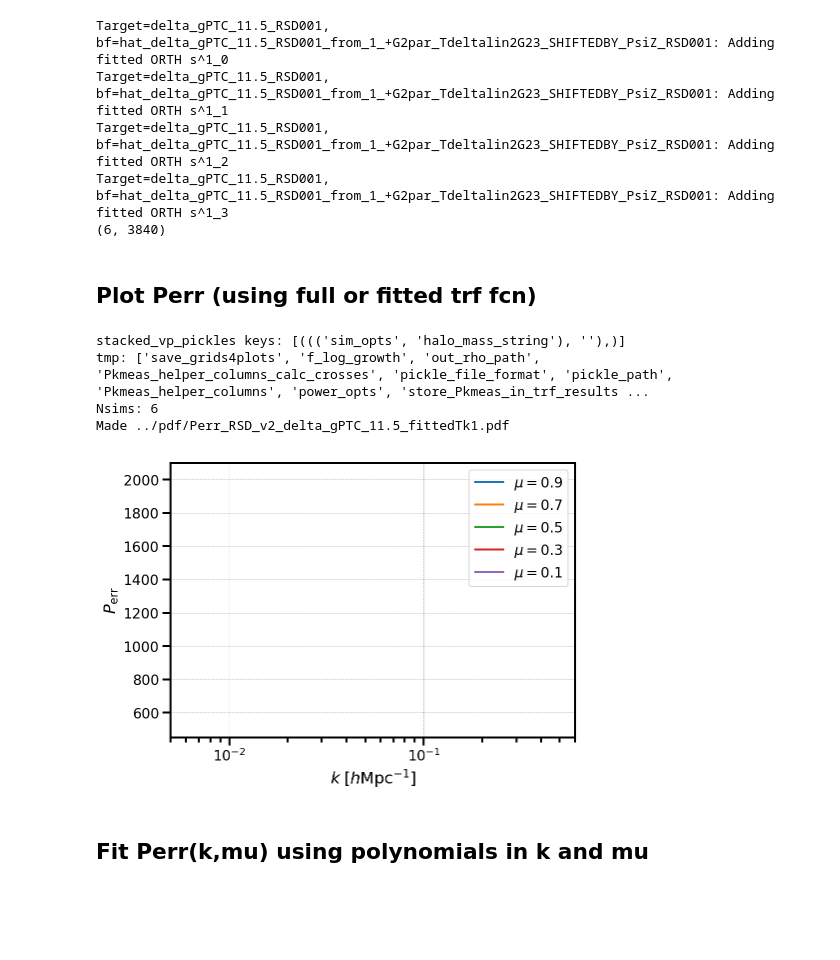
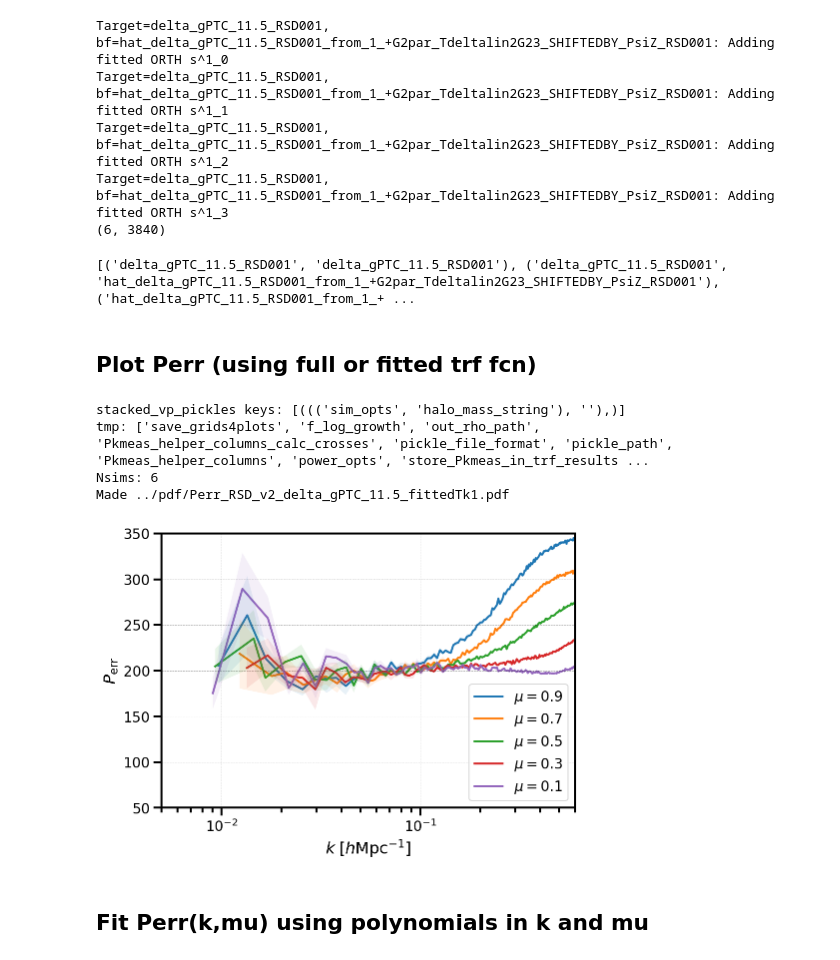
Before and after one commit to mschmittfull/perr, a Jupyter notebook: notebooks/plot_pickles/plot_RSD_Perr_and_trf_fcns_v2.ipynb, the cells around one changed output. Drawn from its saved outputs; the diff is of its cells as text; code cells hidden in the pictures; blank space fills up the shorter version.

```diff
--- a/notebooks/plot_pickles/plot_RSD_Perr_and_trf_fcns_v2.ipynb
+++ b/notebooks/plot_pickles/plot_RSD_Perr_and_trf_fcns_v2.ipynb
@@ -709,8 +712,9 @@ if FIT_TRF_FCNS:
         fitted_stacked_pickles['Pkmeas'][key]['mu2d'] = fitted_stacked_pickles['Pkmeas'][key]['mu'].reshape((Nsims, Nk, Nmu))
 # %%
 if FIT_TRF_FCNS:
-
-    fitted_stacked_pickles['Pkmeas'].keys()
+    print(fitted_stacked_pickles['Pkmeas'].keys())
+# %% [output]
+[('delta_gPTC_11.5_RSD001', 'delta_gPTC_11.5_RSD001'), ('delta_gPTC_11.5_RSD001', 'hat_delta_gPTC_11.5_RSD001_from_1_+G2par_Tdeltalin2G23_SHIFTEDBY_PsiZ_RSD001'), ('hat_delta_gPTC_11.5_RSD001_from_1_+ ...
 # %% [markdown]
 ## Plot Perr (using full or fitted trf fcn) ##
 # %%
@@ -816,36 +820,36 @@ if True:
                 float(Nsims - 1))
             mypatch = ax.fill_between(kvec_this_mu[ww],
                 np.mean(ymat[:,ww], axis=0) - yerr,
                 np.mean(ymat[:,ww], axis=0) + yerr,
                 facecolor=colors[color_counter],
                 zorder=4,
                 lw=0, alpha=0.1)
 
         if True:
             # plot lines without error bars
             ax.semilogx(kvec_this_mu[ww], np.mean(ymat[:,ww], axis=0),
                 zorder=1,
                 lw=2, alpha=1, color=colors[color_counter], ls='-',
                 label=r'$\mu=%.2g$' % mu)
 
     # cosmetics
     ax.set_ylabel(r'$P_\mathregular{err}$')
     ax.set_xlim((0.005,0.6))
     ax.legend(loc='best', fontsize=14, ncol=1)
     ax.set_xlabel('$k\;[h\\mathrm{Mpc}^{-1}]$')
-    ax.set_ylim((450,2100))
-    #ax.set_ylim((50,350))
+    #ax.set_ylim((450,2100))
+    ax.set_ylim((50,350))
 
     plt.tight_layout()
     fname = '../pdf/Perr_RSD_v2_%s_fittedTk%d.pdf' % (target, int(USE_FITTED_TRF_FCN_FOR_PERR))
     plt.savefig(fname)
     print('Made %s' % fname)
 # %% [output]
 stacked_vp_pickles keys: [((('sim_opts', 'halo_mass_string'), ''),)]
 tmp: ['save_grids4plots', 'f_log_growth', 'out_rho_path', 'Pkmeas_helper_columns_calc_crosses', 'pickle_file_format', 'pickle_path', 'Pkmeas_helper_columns', 'power_opts', 'store_Pkmeas_in_trf_results ...
 Nsims: 6
 Made ../pdf/Perr_RSD_v2_delta_gPTC_11.5_fittedTk1.pdf
-[figure, old version]
+[figure, new version]
 # %% [markdown]
 ## Fit Perr(k,mu) using polynomials in k and mu ##
 # %%
```
Also changed, not shown: parts of 4 cells of this notebook.
